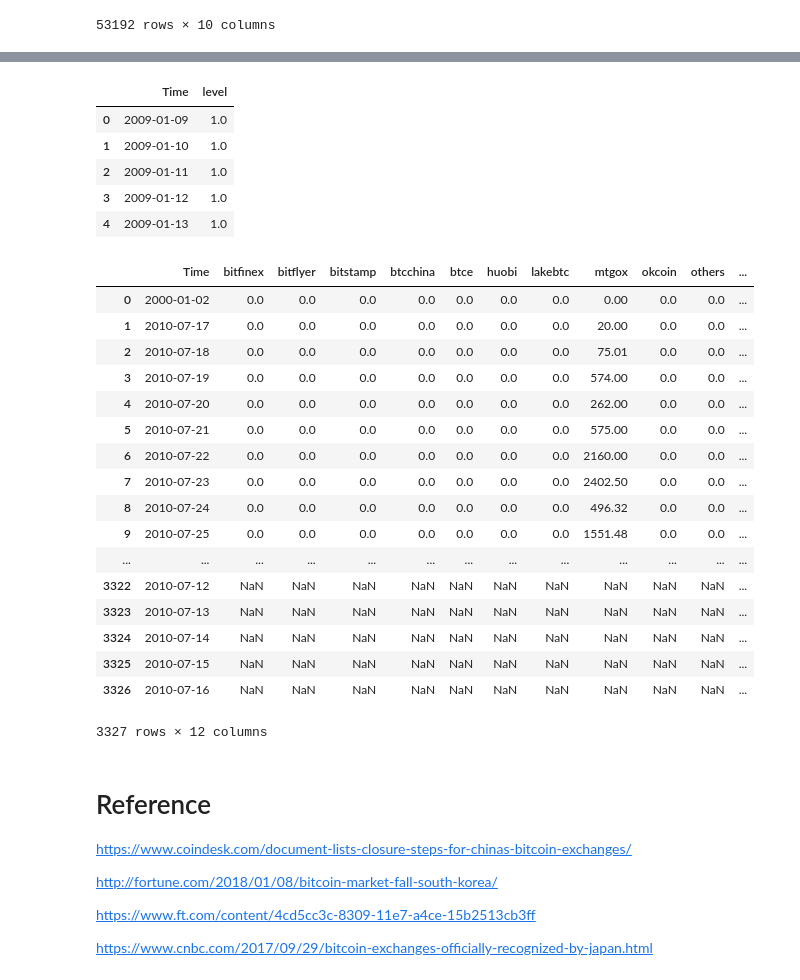
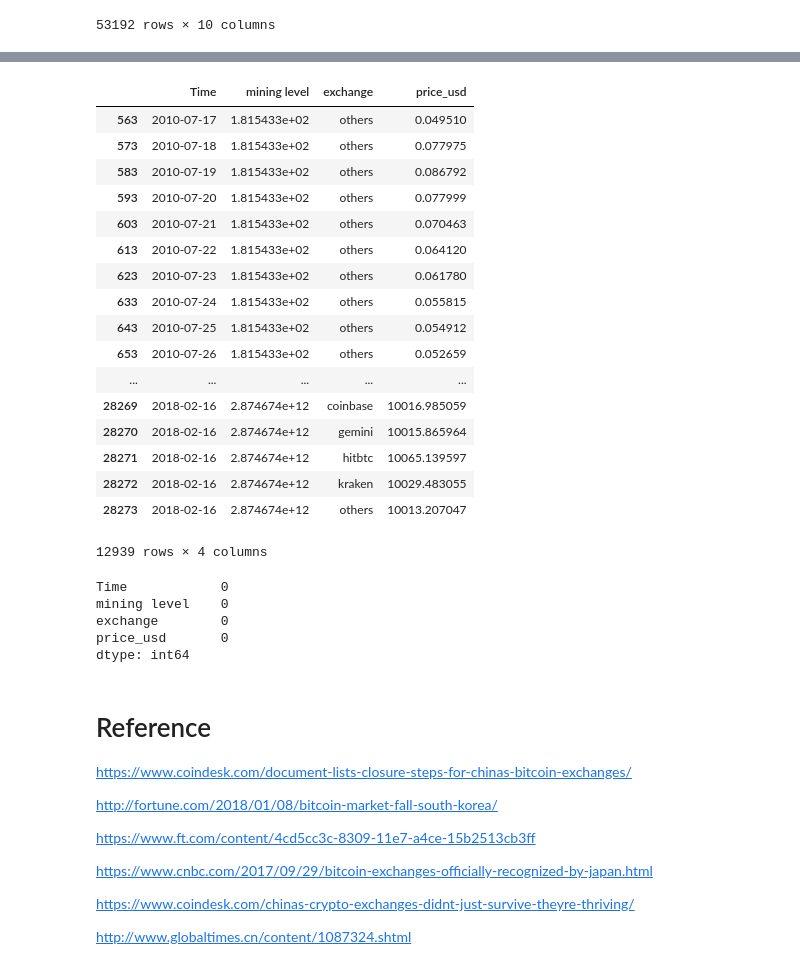
Before and after one commit to celiaguan/MSIS, a Jupyter notebook: Bitcoin Overview .ipynb, the cells around one changed output, grey strips where cells are left out. Drawn from its saved outputs; the diff is of its cells as text; code cells hidden in the pictures.

```diff
--- a/Bitcoin Overview .ipynb
+++ b/Bitcoin Overview .ipynb
@@ -252,21 +245,35 @@ price.head()
+# %%
+price =pd.melt(price, id_vars=['Time'], value_vars=['bix-x','itbit','bitfinex','cex.io','exmo','coinbase','gemini','hitbtc','kraken','others'])
+price =price.rename(columns={"variable":"exchange","value":"price_usd"})
 # %%
 # md= mining difficulty
 md = pd.read_csv('bitcoin mining difficulty.csv').rename(columns=lambda x: x.strip())
 # %%
 md.Time = pd.to_datetime(md['Time'])
 # %%
-md= md.rename(columns ={'Unnamed: 1':'level'})
+md= md.rename(columns ={'Unnamed: 1':'mining level'})
 # %%
 md=md.dropna(axis=0, how='any')
-# %%
-md.head()
-# %% [output]
-|  | Time | level |
-| 0 | 2009-01-09 | 1.0 |
-| 1 | 2009-01-10 | 1.0 |
-| 2 | 2009-01-11 | 1.0 |
-| 3 | 2009-01-12 | 1.0 |
-| 4 | 2009-01-13 | 1.0 |
 # %%
-df=pd.merge(vol,md,on='Time',how='outer')
+df=pd.merge(md,price,on='Time',how='outer')
+df=df.dropna()
+# %% [output]
+|  | Time | mining level | exchange | price_usd |
+| 563 | 2010-07-17 | 1.815433e+02 | others | 0.049510 |
+| 573 | 2010-07-18 | 1.815433e+02 | others | 0.077975 |
+| 583 | 2010-07-19 | 1.815433e+02 | others | 0.086792 |
+| 593 | 2010-07-20 | 1.815433e+02 | others | 0.077999 |
+| 603 | 2010-07-21 | 1.815433e+02 | others | 0.070463 |
+| 613 | 2010-07-22 | 1.815433e+02 | others | 0.064120 |
+| 623 | 2010-07-23 | 1.815433e+02 | others | 0.061780 |
+| 633 | 2010-07-24 | 1.815433e+02 | others | 0.055815 |
+| 643 | 2010-07-25 | 1.815433e+02 | others | 0.054912 |
+| 653 | 2010-07-26 | 1.815433e+02 | others | 0.052659 |
+| ... | ... | ... | ... | ... |
+| 28269 | 2018-02-16 | 2.874674e+12 | coinbase | 10016.985059 |
+| 28270 | 2018-02-16 | 2.874674e+12 | gemini | 10015.865964 |
+| 28271 | 2018-02-16 | 2.874674e+12 | hitbtc | 10065.139597 |
+| 28272 | 2018-02-16 | 2.874674e+12 | kraken | 10029.483055 |
+| 28273 | 2018-02-16 | 2.874674e+12 | others | 10013.207047 |
+12939 rows × 4 columns
 # %%
@@ -274,24 +281,11 @@ vol.to_csv('vol_clean.csv')
 # %%
-df
+df.isnull().sum()
 # %% [output]
-|  | Time | bitfinex | bitflyer | bitstamp | btcchina | btce | huobi | lakebtc | mtgox | okcoin | others | ... |
-| 0 | 2000-01-02 | 0.0 | 0.0 | 0.0 | 0.0 | 0.0 | 0.0 | 0.0 | 0.00 | 0.0 | 0.0 | ... |
-| 1 | 2010-07-17 | 0.0 | 0.0 | 0.0 | 0.0 | 0.0 | 0.0 | 0.0 | 20.00 | 0.0 | 0.0 | ... |
-| 2 | 2010-07-18 | 0.0 | 0.0 | 0.0 | 0.0 | 0.0 | 0.0 | 0.0 | 75.01 | 0.0 | 0.0 | ... |
-| 3 | 2010-07-19 | 0.0 | 0.0 | 0.0 | 0.0 | 0.0 | 0.0 | 0.0 | 574.00 | 0.0 | 0.0 | ... |
-| 4 | 2010-07-20 | 0.0 | 0.0 | 0.0 | 0.0 | 0.0 | 0.0 | 0.0 | 262.00 | 0.0 | 0.0 | ... |
-| 5 | 2010-07-21 | 0.0 | 0.0 | 0.0 | 0.0 | 0.0 | 0.0 | 0.0 | 575.00 | 0.0 | 0.0 | ... |
-| 6 | 2010-07-22 | 0.0 | 0.0 | 0.0 | 0.0 | 0.0 | 0.0 | 0.0 | 2160.00 | 0.0 | 0.0 | ... |
-| 7 | 2010-07-23 | 0.0 | 0.0 | 0.0 | 0.0 | 0.0 | 0.0 | 0.0 | 2402.50 | 0.0 | 0.0 | ... |
-| 8 | 2010-07-24 | 0.0 | 0.0 | 0.0 | 0.0 | 0.0 | 0.0 | 0.0 | 496.32 | 0.0 | 0.0 | ... |
-| 9 | 2010-07-25 | 0.0 | 0.0 | 0.0 | 0.0 | 0.0 | 0.0 | 0.0 | 1551.48 | 0.0 | 0.0 | ... |
-| ... | ... | ... | ... | ... | ... | ... | ... | ... | ... | ... | ... | ... |
-| 3322 | 2010-07-12 | NaN | NaN | NaN | NaN | NaN | NaN | NaN | NaN | NaN | NaN | ... |
-| 3323 | 2010-07-13 | NaN | NaN | NaN | NaN | NaN | NaN | NaN | NaN | NaN | NaN | ... |
-| 3324 | 2010-07-14 | NaN | NaN | NaN | NaN | NaN | NaN | NaN | NaN | NaN | NaN | ... |
-| 3325 | 2010-07-15 | NaN | NaN | NaN | NaN | NaN | NaN | NaN | NaN | NaN | NaN | ... |
-| 3326 | 2010-07-16 | NaN | NaN | NaN | NaN | NaN | NaN | NaN | NaN | NaN | NaN | ... |
-3327 rows × 12 columns
+Time            0
+mining level    0
+exchange        0
+price_usd       0
+dtype: int64
 # %% [markdown]
 # Reference
 
@@ -302,3 +296,7 @@ http://fortune.com/2018/01/08/bitcoin-market-fall-south-korea/
 https://www.ft.com/content/4cd5cc3c-8309-11e7-a4ce-15b2513cb3ff
 
 https://www.cnbc.com/2017/09/29/bitcoin-exchanges-officially-recognized-by-japan.html
+
+https://www.coindesk.com/chinas-crypto-exchanges-didnt-just-survive-theyre-thriving/
+
+http://www.globaltimes.cn/content/1087324.shtml
```
Also changed, not shown: parts of 3 cells of this notebook, 5 other files.
